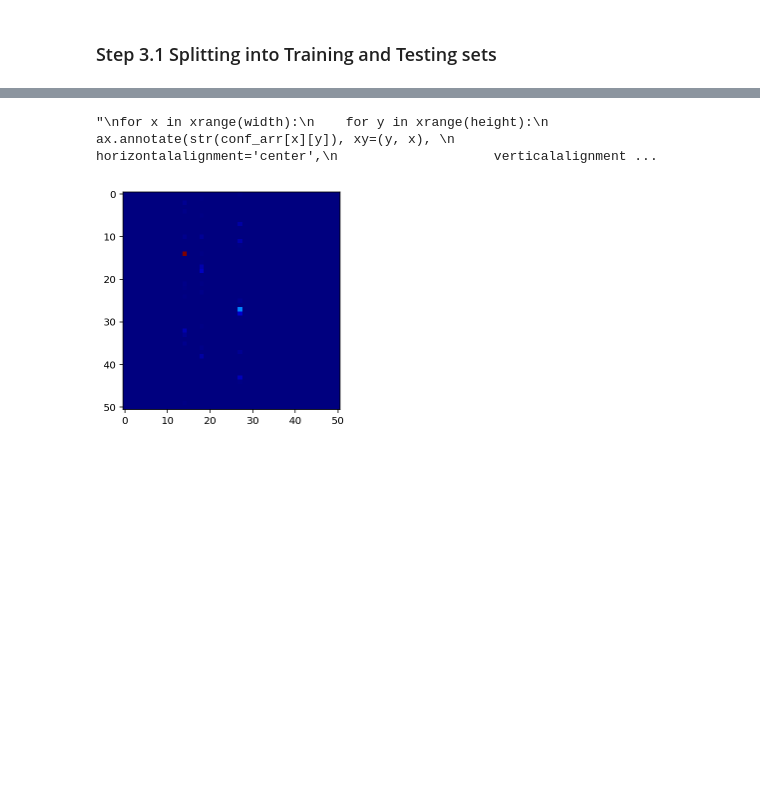
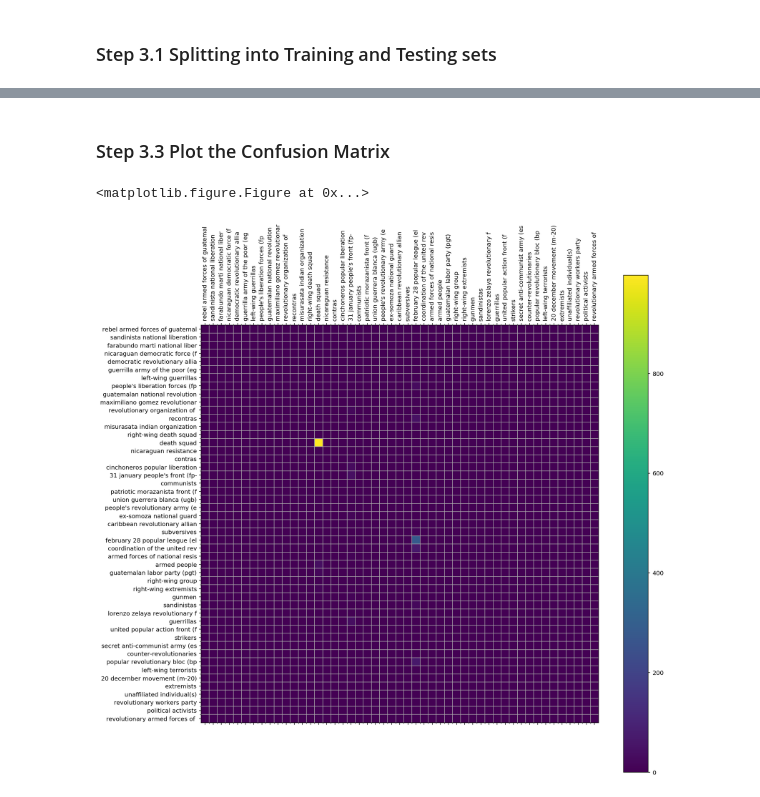
Before and after one commit to tolarteh/terror5, a Jupyter notebook: Naive_Bayes_Scikit_Learn.ipynb, the cells around one changed output, grey strips where cells are left out. Cells and saved outputs as stored; diff of their text form; code cells hidden in the pictures; blank space fills up the shorter version.

Commit message:
Confusion Matrix

```diff
--- a/Naive_Bayes_Scikit_Learn.ipynb
+++ b/Naive_Bayes_Scikit_Learn.ipynb
@@ -102,6 +102,8 @@ country_counts = X_train['country'].value_counts()
 total_country = len(country_counts)
 country_probabilities = country_counts / total_country
 
+test_groups = pd.unique(Y_test)
+
 train_groups = pd.unique(Y_train)
 train_years = pd.unique(X_train['iyear'])
 train_countries = pd.unique(X_train['country'])
@@ -152,37 +141,37 @@ print(conf_arr.shape)
-# %%
-import numpy as np
-import matplotlib.pyplot as plt
-
-norm_conf = []
-for i in conf_arr:
-    a = 0
-    tmp_arr = []
-    a = sum(i, 0)
-    for j in i:
-        tmp_arr.append(float(j)/float(a))
-    norm_conf.append(tmp_arr)
-
-fig = plt.figure()
-plt.clf()
-ax = fig.add_subplot(111)
-ax.set_aspect(1)
-res = ax.imshow(np.array(conf_arr), cmap=plt.cm.jet,
-                interpolation='nearest')
-
-width, height = conf_arr.shape
-'''
-for x in xrange(width):
-    for y in xrange(height):
-        ax.annotate(str(conf_arr[x][y]), xy=(y, x),
-                    horizontalalignment='center',
-                    verticalalignment='center')
-
-cb = fig.colorbar(res)
-alphabet = 'ABCDEFGHIJKLMNOPQRSTUVWXYZ'
-plt.xticks(range(width), alphabet[:width])
-plt.yticks(range(height), alphabet[:height])
-plt.savefig('confusion_matrix.png', format='png')
-'''
-# %% [output]
-"\nfor x in xrange(width):\n    for y in xrange(height):\n        ax.annotate(str(conf_arr[x][y]), xy=(y, x), \n                    horizontalalignment='center',\n                    verticalalignment ...
-[figure, removed]
+# %% [markdown]
+### Step 3.3 Plot the Confusion Matrix
+# %%
+from sklearn.metrics import confusion_matrix
+
+#actual_vs_predicted = [(x, y) for x in Y_test for y in y_pred]
+#print(actual_vs_predicted)
+
+confusion_matrix = confusion_matrix(Y_test, y_pred)
+
+#print(test_groups.shape)
+#print(confusion_matrix.shape)
+
+class_names = test_groups
+class_names = [word[:30].lower() for word in class_names]
+
+#print(class_names)
+
+plt.figure()
+plt.rcParams['figure.figsize'] = (15, 15)
+
+plt.matshow(confusion_matrix, interpolation='nearest')
+plt.colorbar()
+
+plt.xticks(np.arange(0,len(class_names)), class_names)
+plt.yticks(np.arange(0,len(class_names)), class_names)
+
+plt.xticks(rotation=90)
+
+plt.gca().set_xticks([x - 0.5 for x in plt.gca().get_xticks()][1:], minor='true')
+plt.gca().set_yticks([y - 0.5 for y in plt.gca().get_yticks()][1:], minor='true')
+plt.grid(which='minor')
+
+plt.show()
+# %% [output]
+<matplotlib.figure.Figure at 0x...>
+[figure, added]
```
Also changed, not shown: parts of 5 cells of this notebook.
